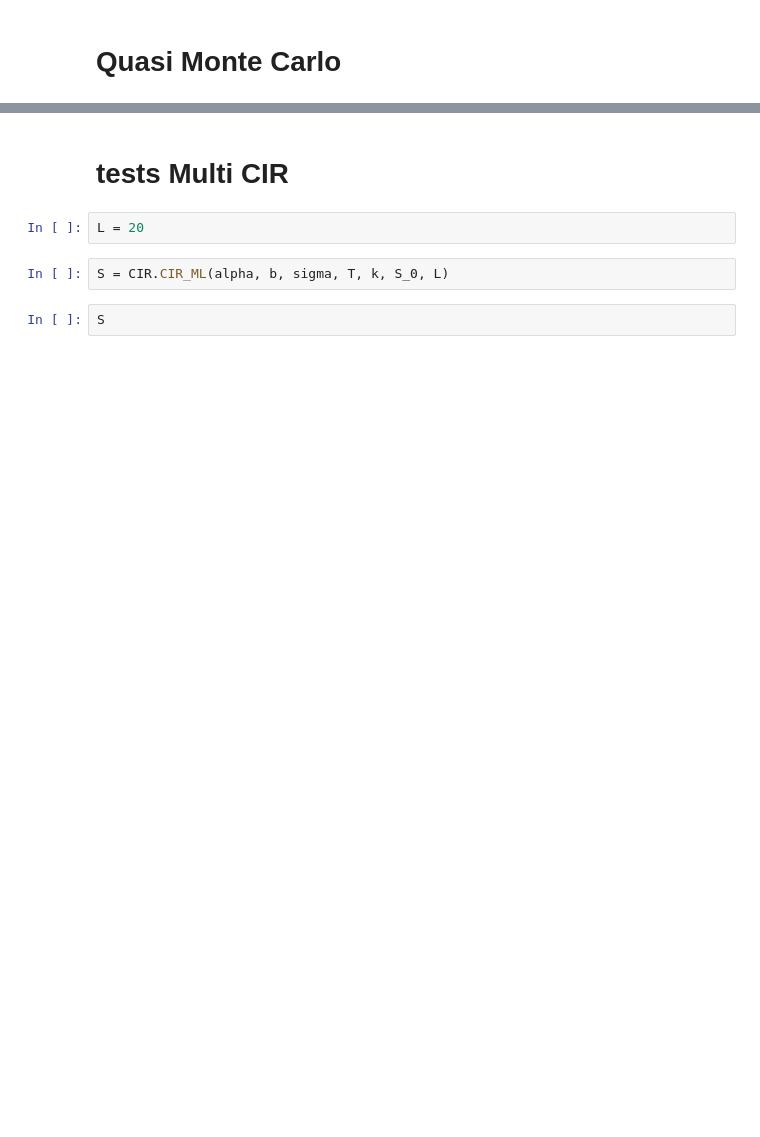
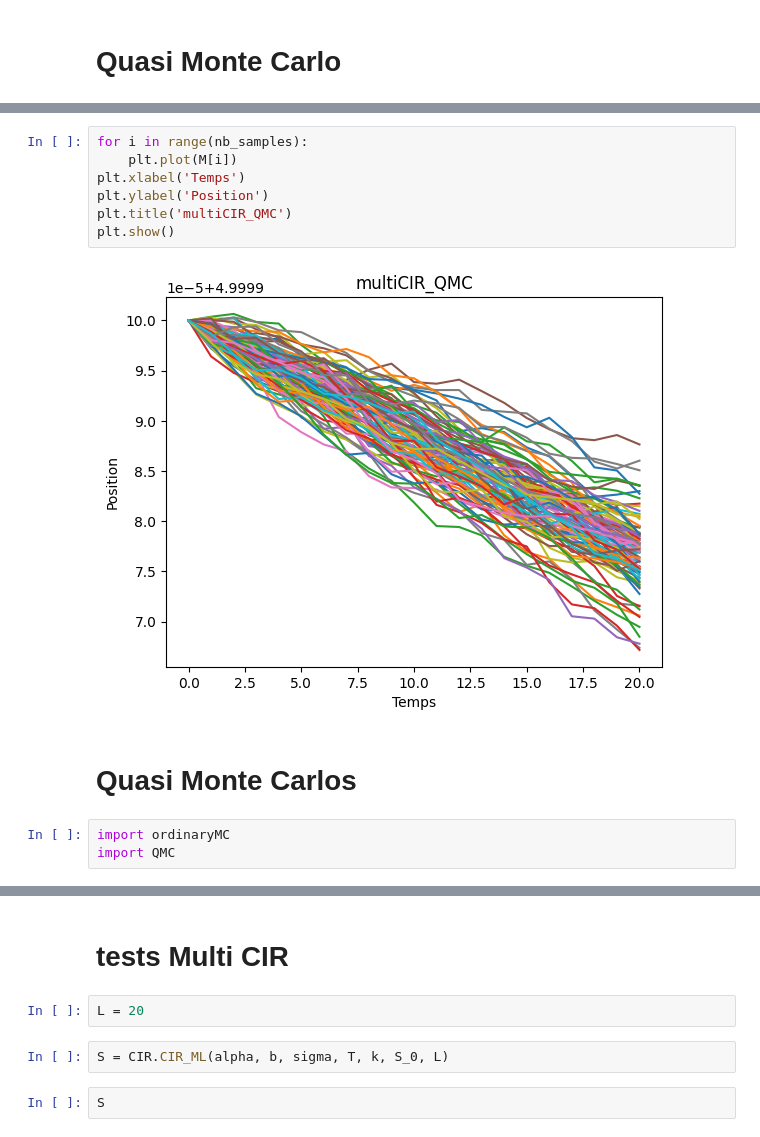
Before and after one commit to Thomasaujoux/Monte_Carlo_Option_Pricing, a Jupyter notebook: main.ipynb, the cells around one changed output, grey strips where cells are left out. Cells and saved outputs as stored; diff of their text form; blank space fills up the shorter version.

```diff
--- a/main.ipynb
+++ b/main.ipynb
@@ -59,0 +136,14 @@ ordinaryMC.sim_iterator(1000, k, S_0, T, r, sigma, K, alpha, b)
+# %%
+for i in range(nb_samples):
+    plt.plot(M[i])
+plt.xlabel('Temps')
+plt.ylabel('Position')
+plt.title('multiCIR_QMC')
+plt.show()
+# %% [output]
+[figure, added]
+# %% [markdown]
+# Quasi Monte Carlos
+# %%
+import ordinaryMC
+import QMC
```
Also changed, not shown: parts of 24 cells of this notebook.
